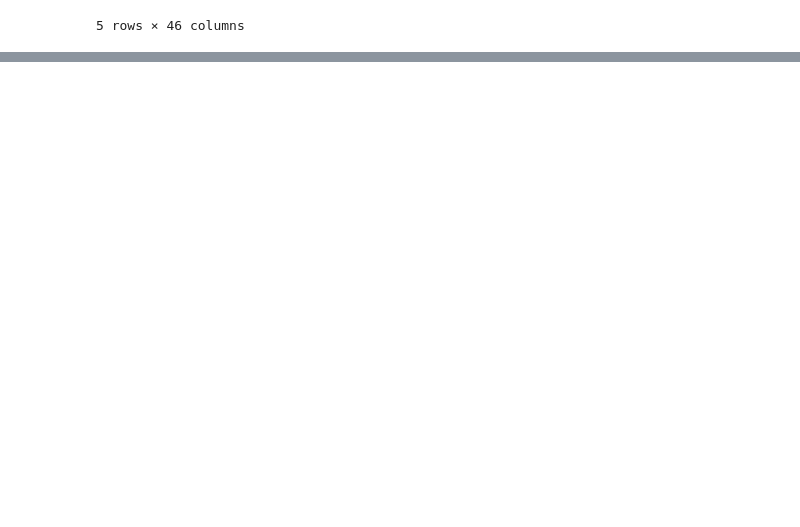
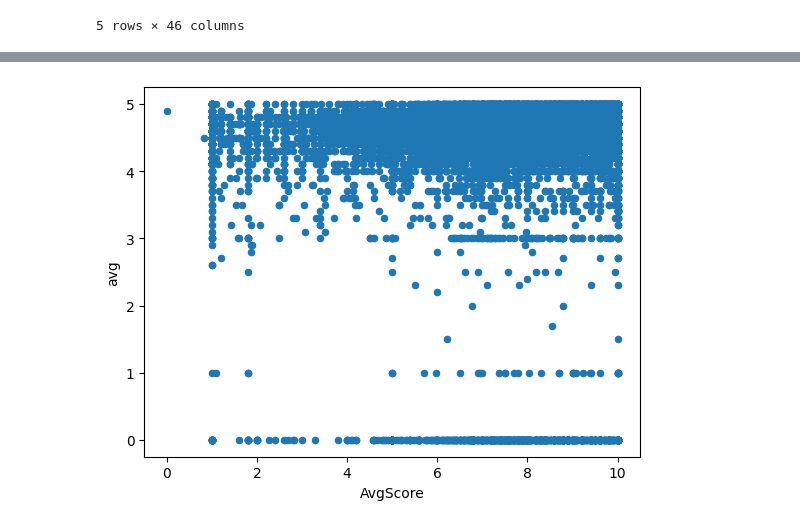
Before and after one commit to InventN/foody_API_data, a Jupyter notebook: merge_all_finals.ipynb, the cells around one changed output, grey strips where cells are left out. Saved outputs shown, nothing was run; the diff lists cells and outputs as text; code cells hidden in the pictures; blank space fills up the shorter version.

```diff
--- a/merge_all_finals.ipynb
+++ b/merge_all_finals.ipynb
@@ -121,0 +164,6 @@ result.head()
+# %%
+import matplotlib.pyplot as plt
+
+result.plot.scatter(x='AvgScore', y='avg');
+# %% [output]
+[figure, added]
```
Also changed, not shown: parts of 9 cells of this notebook.
